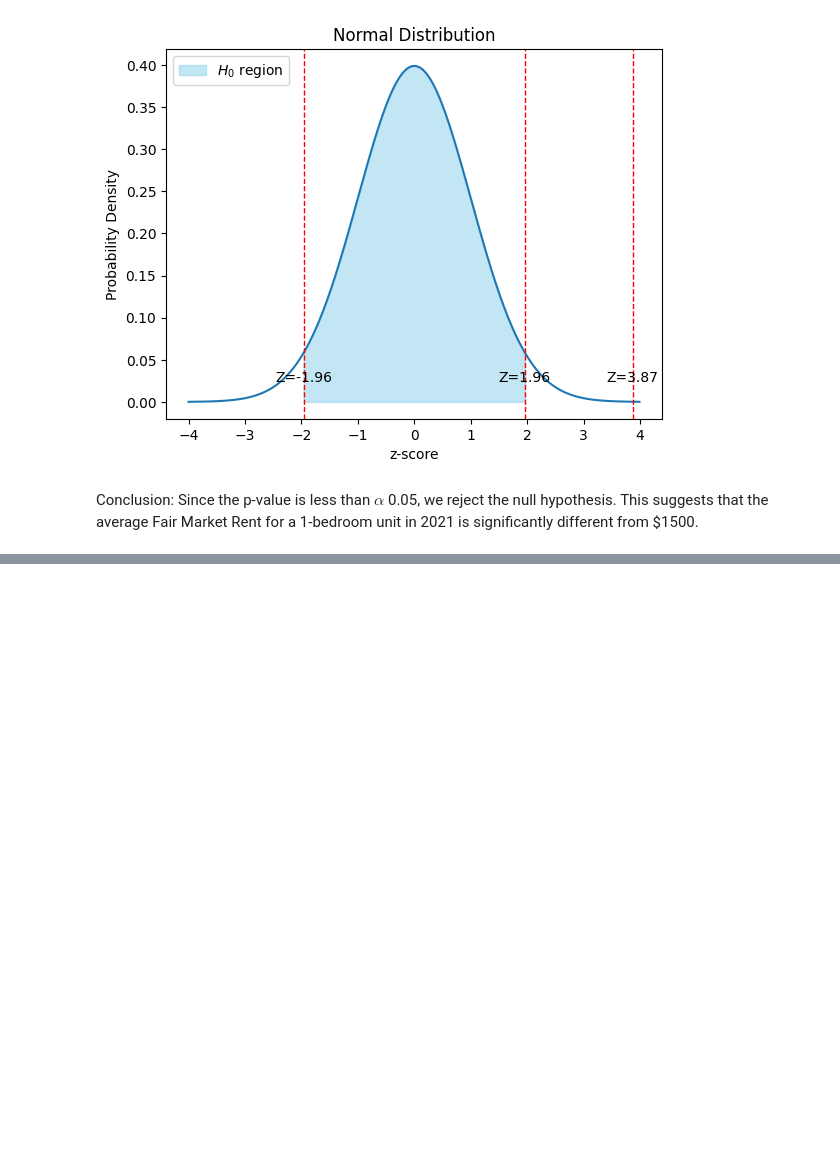
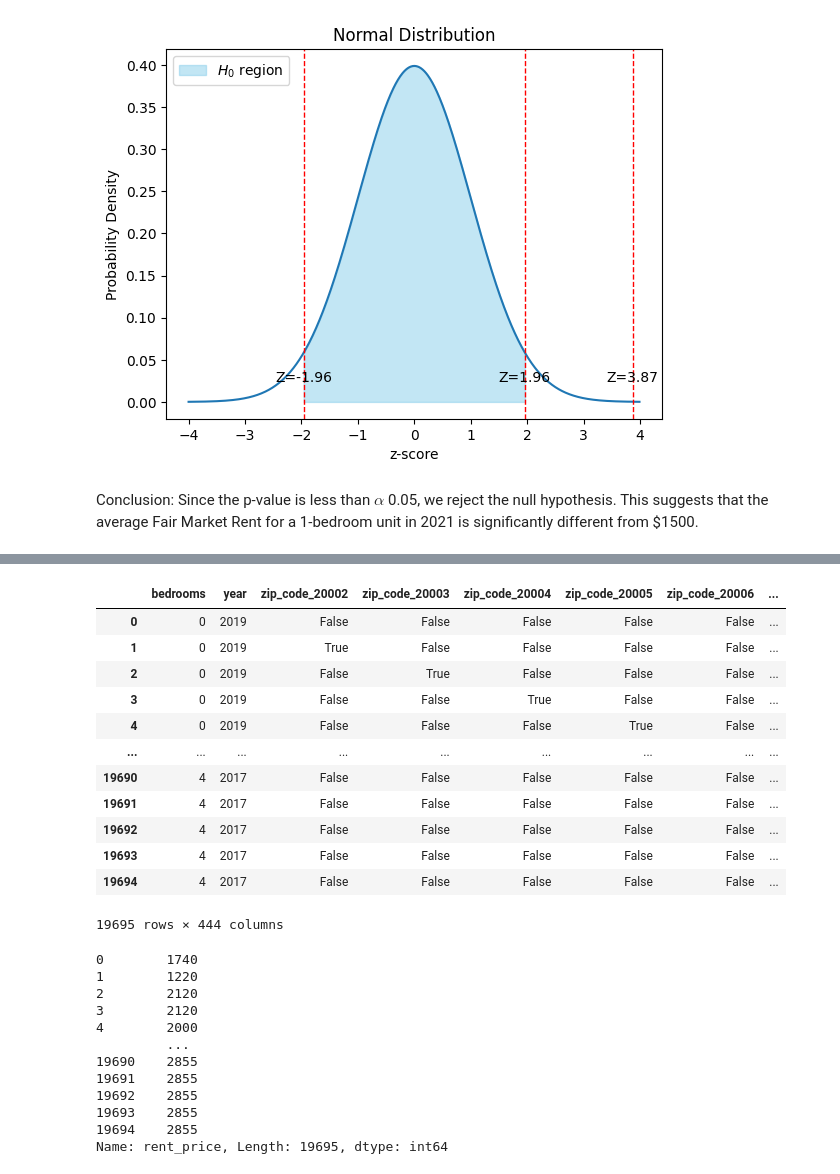
Before and after one commit to aadia1234/CMSC320-Final-Project, a Jupyter notebook: clean_data.ipynb, the cells around one changed output, grey strips where cells are left out. Saved outputs shown, nothing was run; the diff lists cells and outputs as text; code cells hidden in the pictures; blank space fills up the shorter version.

```diff
--- a/clean_data.ipynb
+++ b/clean_data.ipynb
@@ -427,0 +484,27 @@ Conclusion: Since the p-value is less than $\alpha$ 0.05, we reject the null hyp
+# %%
+# combining all the data into one dataframe to be used easily for testing.
+# The data frame will have a column for bedrooms, rent_price, zip code, and year.
+reshaped_rows = []
+
+for year, df in dfs.items():
+    # Melt from wide to long format
+    df_long = df.melt(id_vars=["zip_code"],
+                      value_vars=["0_bedroom", "1_bedroom", "2_bedroom", "3_bedroom", "4_bedroom"],
+                      var_name="bedrooms", value_name="rent_price")
+
+    # Clean bedroom column (convert '1_bedroom' → 1)
+    df_long["bedrooms"] = df_long["bedrooms"].str.extract(r'(\d)').astype(int)
+
+    # Add year column
+    df_long["year"] = year
+
+    reshaped_rows.append(df_long)
+
+# Combine all years into one DataFrame
+final_df = pd.concat(reshaped_rows, ignore_index=True)
+
+# Preview the result
+# print(final_df.head())
+# print(final_df.shape)
+final_df['zip_code'] = final_df['zip_code'].astype(str)
+final_df
@@ -427,0 +525,36 @@ Conclusion: Since the p-value is less than $\alpha$ 0.05, we reject the null hyp
+# %%
+# one-hot encode the zip_code column (since it's categorical). this creates separate binary features for each zip code, treating all equally.
+df_model = pd.get_dummies(final_df, columns=['zip_code'], drop_first=True)
+
+# separate into X (features) and Y (target)
+X = df_model.drop('rent_price', axis=1)
+Y = df_model['rent_price']
+
+display(X)
+display(Y)
+# %% [output]
+|  | bedrooms | year | zip_code_20002 | zip_code_20003 | zip_code_20004 | zip_code_20005 | zip_code_20006 | ... |
+| 0 | 0 | 2019 | False | False | False | False | False | ... |
+| 1 | 0 | 2019 | True | False | False | False | False | ... |
+| 2 | 0 | 2019 | False | True | False | False | False | ... |
+| 3 | 0 | 2019 | False | False | True | False | False | ... |
+| 4 | 0 | 2019 | False | False | False | True | False | ... |
+| ... | ... | ... | ... | ... | ... | ... | ... | ... |
+| 19690 | 4 | 2017 | False | False | False | False | False | ... |
+| 19691 | 4 | 2017 | False | False | False | False | False | ... |
+| 19692 | 4 | 2017 | False | False | False | False | False | ... |
+| 19693 | 4 | 2017 | False | False | False | False | False | ... |
+| 19694 | 4 | 2017 | False | False | False | False | False | ... |
+19695 rows × 444 columns
+0        1740
+1        1220
+2        2120
+3        2120
+4        2000
+         ...
+19690    2855
+19691    2855
+19692    2855
+19693    2855
+19694    2855
+Name: rent_price, Length: 19695, dtype: int64
```
Also changed, not shown: parts of 8 cells of this notebook.
